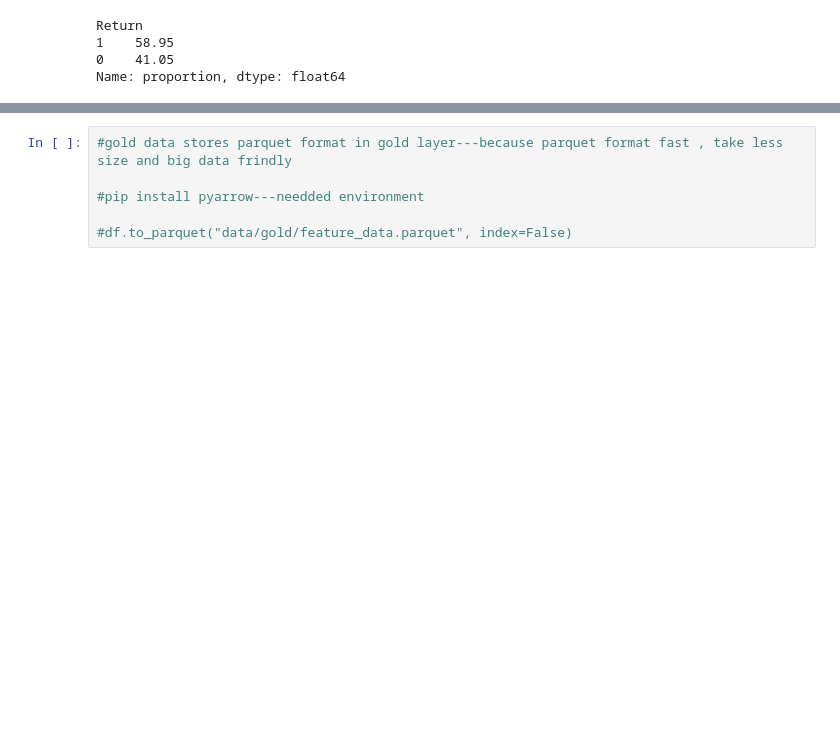
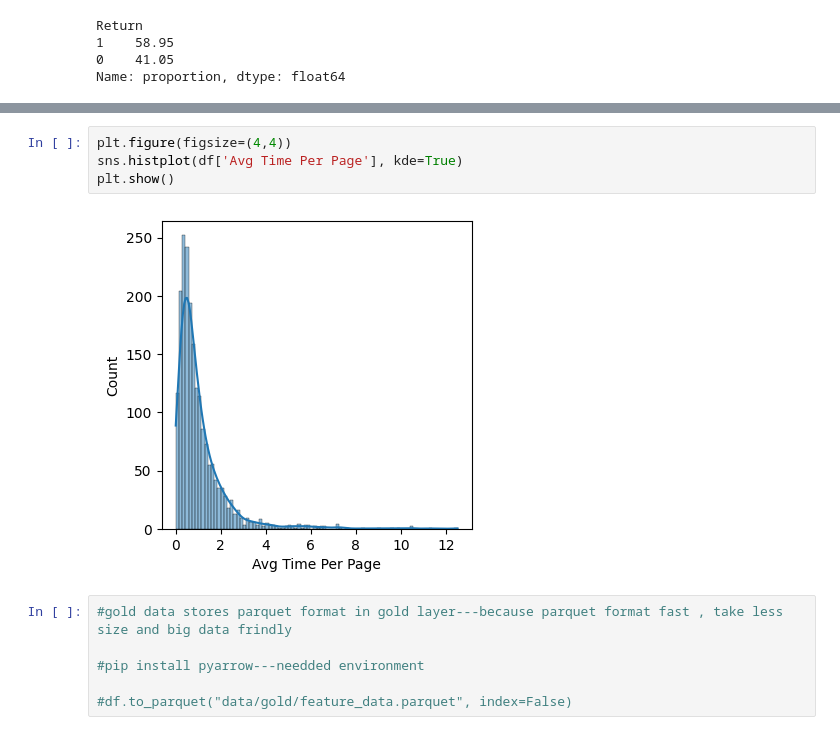
Before and after one commit to Himanshutiwari321/User-Return-Prediction---Startup---ML, a Jupyter notebook: notebooks/03_feature.ipynb, the cells around one changed output, grey strips where cells are left out. Drawn from its saved outputs; the diff is of its cells as text; blank space fills up the shorter version.

```diff
--- a/notebooks/03_feature.ipynb
+++ b/notebooks/03_feature.ipynb
@@ -59,3 +126,9 @@ plt.show()
+# %%
+plt.figure(figsize=(4,4))
+sns.histplot(df['Avg Time Per Page'], kde=True)
+plt.show()
+# %% [output]
+[figure, added]
 # %%
 #gold data stores parquet format in gold layer---because parquet format fast , take less size and big data frindly
 
```
Also changed, not shown: parts of 12 cells of this notebook, 5 other files.
